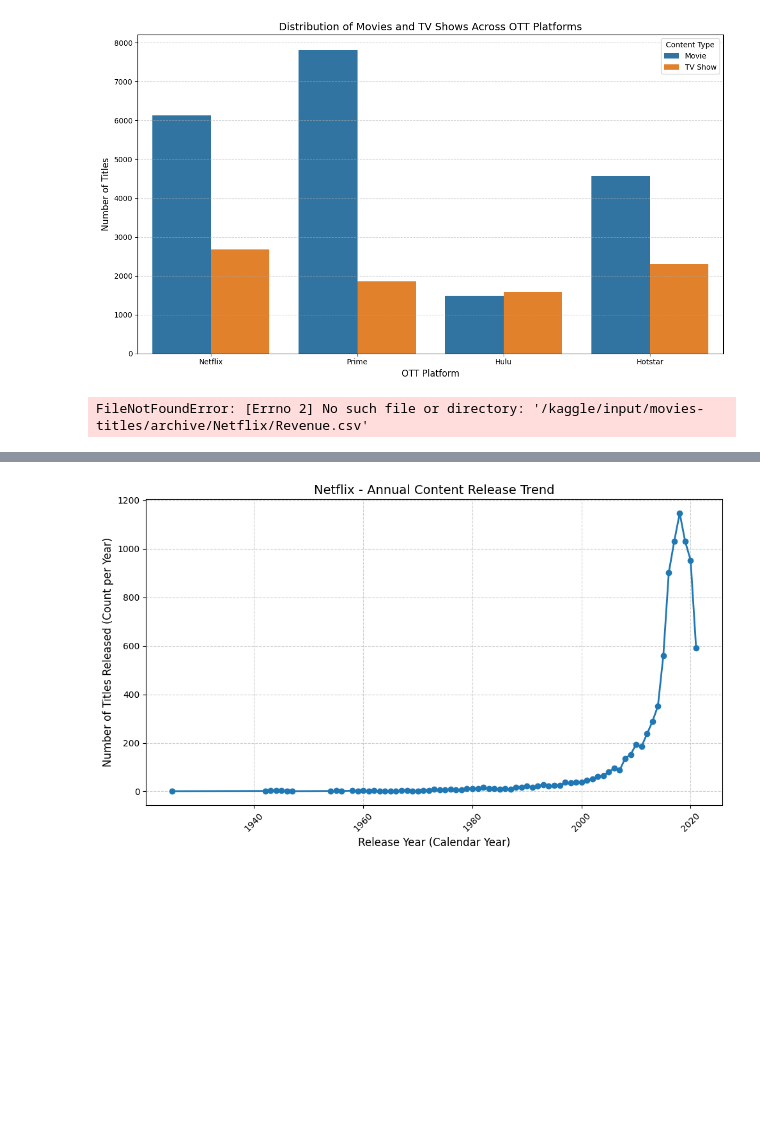
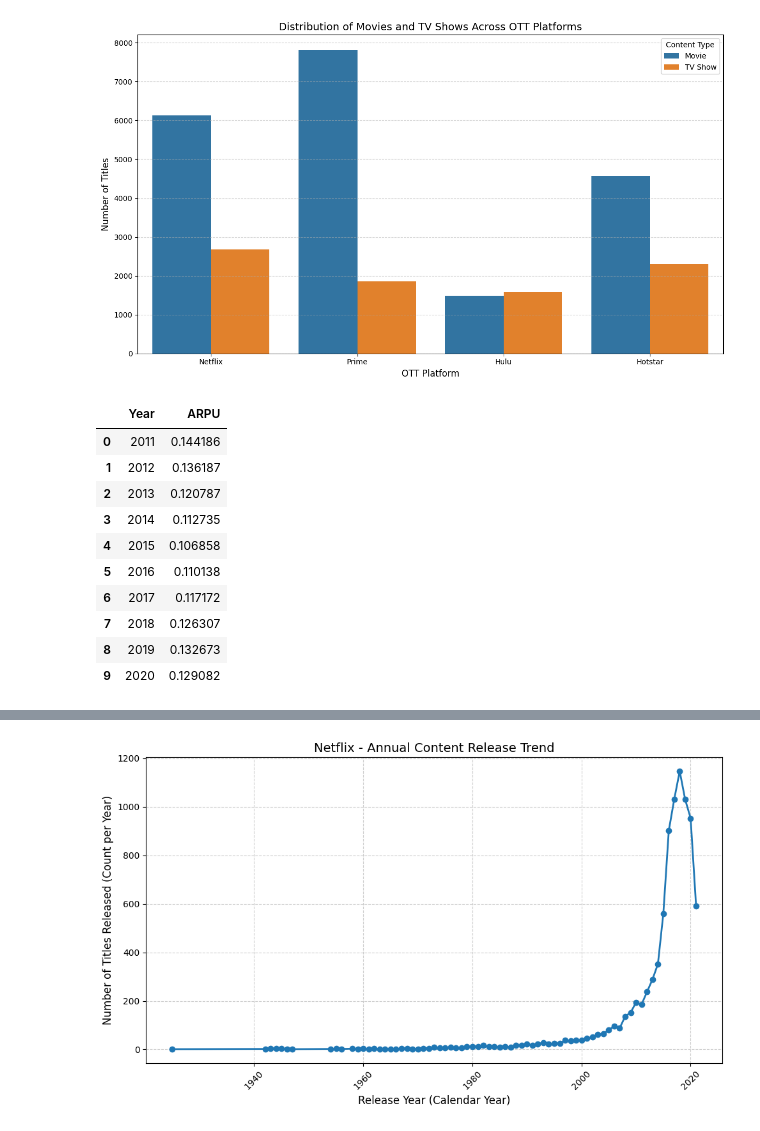
Before and after one commit to 04-vihaan/ott_analysis, a Jupyter notebook: analysis.ipynb, the cells around one changed output, grey strips where cells are left out. Drawn from its saved outputs; the diff is of its cells as text; code cells hidden in the pictures; blank space fills up the shorter version.

```diff
--- a/vihaan-ott-prj.ipynb
+++ b/analysis.ipynb
@@ -348,13 +344,23 @@ plt.show()
 # %% [output]
 [figure]
 # %%
-netflix_revenue = pd.read_csv('/kaggle/input/movies-titles/archive/Netflix/Revenue.csv')
+netflix_revenue = pd.read_csv('Netflix/Revenue.csv')
 
 pricing_analysis = pd.merge(netflix_subs, netflix_revenue, on='Year')
 
 pricing_analysis['ARPU'] = pricing_analysis['Revenue'] / pricing_analysis['Subscribers']
 
 pricing_analysis[['Year','ARPU']]
 # %% [output]
-FileNotFoundError: [Errno 2] No such file or directory: '/kaggle/input/movies-titles/archive/Netflix/Revenue.csv'
+|  | Year | ARPU |
+| 0 | 2011 | 0.144186 |
+| 1 | 2012 | 0.136187 |
+| 2 | 2013 | 0.120787 |
+| 3 | 2014 | 0.112735 |
+| 4 | 2015 | 0.106858 |
+| 5 | 2016 | 0.110138 |
+| 6 | 2017 | 0.117172 |
+| 7 | 2018 | 0.126307 |
+| 8 | 2019 | 0.132673 |
+| 9 | 2020 | 0.129082 |
 # %%
```
Also changed, not shown: parts of 8 cells of this notebook, 1 other file.
